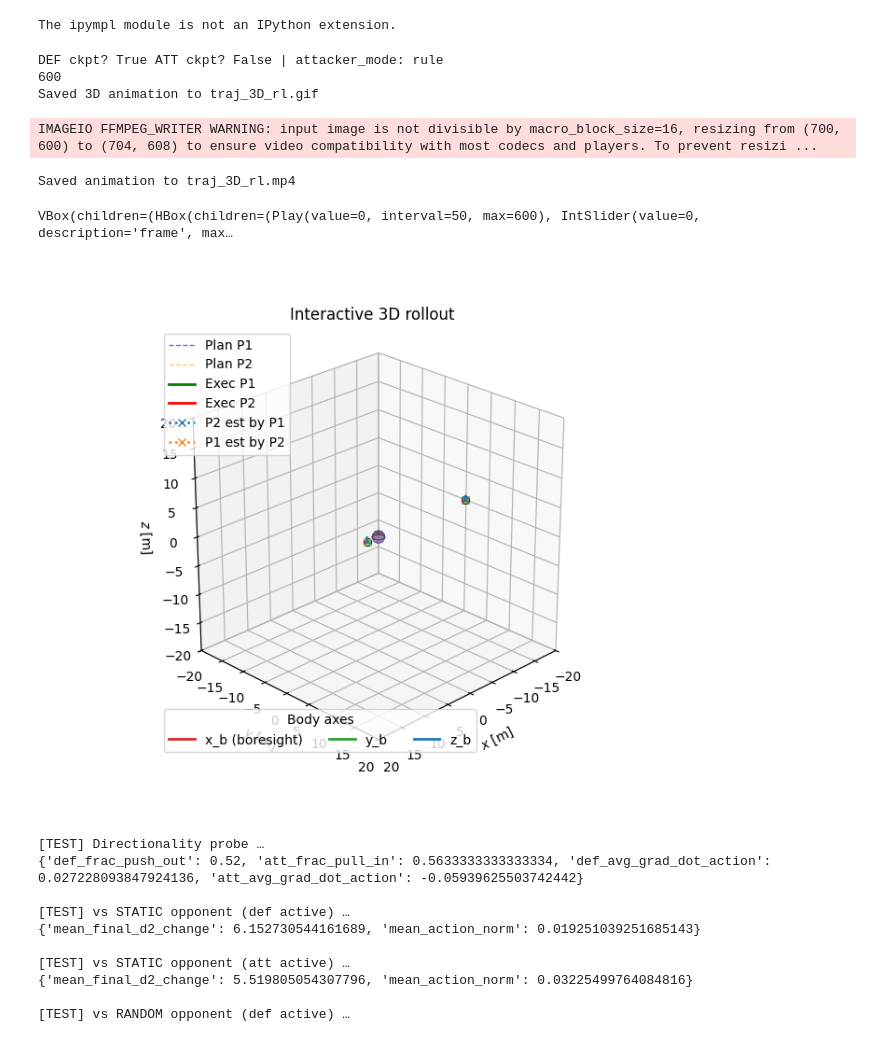
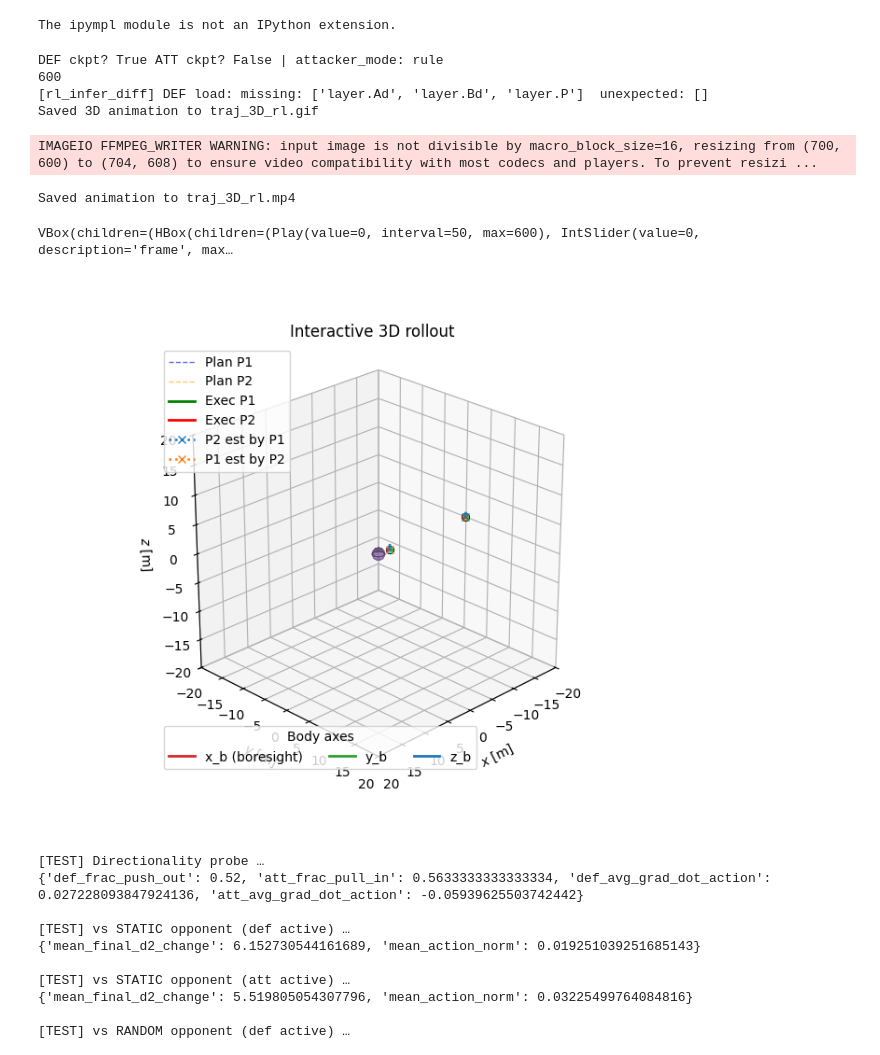
Before and after one commit to gussantaella1/PARL-PO, a Jupyter notebook: GameTheory_TopLevel.ipynb, the cells around one changed output. Saved outputs shown, nothing was run; the diff lists cells and outputs as text; code cells hidden in the pictures.

```diff
--- a/GameTheory_TopLevel.ipynb
+++ b/GameTheory_TopLevel.ipynb
@@ -135,7 +135,7 @@ if __name__ == "__main__":
     importlib.reload(config_rl)
     from config_rl import config_for_eval, build_dyn
 
-    CKPT_DIR = Path("Training_Policy_Distilled_No_Innovation_Yet_Observable")
+    CKPT_DIR = Path("Training_Policy")
     POLICY = "ppo_def_ukf_distilled.pt"
     # POLICY = "ppo_def.pt"
 
@@ -150,6 +150,11 @@ if __name__ == "__main__":
         umax=2,                 # override if your ckpt used a different bound
         T=600,                     # override horizon if you want
     )
+
+    cfg["x0"] = np.array([
+        [  2.5, 0.0, 0.0,  -0.02, 0.00, 0.000],  # defender
+        [ -19.9, 0.0, 0.0,  +0.02, 0.00, 0.000], # attacker
+    ], dtype=float)
 
     cfg["use_ukf"] = True
 
@@ -183,34 +188,35 @@ if __name__ == "__main__":
     animate_rollout_3d(
         rollout,
         save_path="traj_3D_rl.gif",
         fps=20,
         cfg=cfg,
         show_fov=True,
         show_axes=True,
     )
     gif_frames = iio.imread("traj_3D_rl.gif")
     iio.imwrite("traj_3D_rl.mp4", gif_frames, fps=20, codec="h264")
     print("Saved animation to traj_3D_rl.mp4")
 
     # Optional interactive viewer
     interactive_rollout_3d(rollout, cfg, show_fov=True, show_axes=True)
 
     # ---- Cleanup local __pycache__ safely (optional) ----
     for p in Path('.').rglob('__pycache__'):
         shutil.rmtree(p, ignore_errors=True)
     for f in Path('.').rglob('*.pyc'):
         try:
             f.unlink()
         except FileNotFoundError:
             pass
 # %% [output]
 DEF ckpt? True ATT ckpt? False | attacker_mode: rule
 600
+[rl_infer_diff] DEF load: missing: ['layer.Ad', 'layer.Bd', 'layer.P']  unexpected: []
 Saved 3D animation to traj_3D_rl.gif
 IMAGEIO FFMPEG_WRITER WARNING: input image is not divisible by macro_block_size=16, resizing from (700, 600) to (704, 608) to ensure video compatibility with most codecs and players. To prevent resizi ...
 Saved animation to traj_3D_rl.mp4
 VBox(children=(HBox(children=(Play(value=0, interval=50, max=600), IntSlider(value=0, description='frame', max…
-[figure, old version]
+[figure, new version]
 # %%
 # --- glue: build Ad/Bd, make nets, load checkpoints ---
 import os, torch, numpy as np
```
Also changed, not shown: 43 other files.
